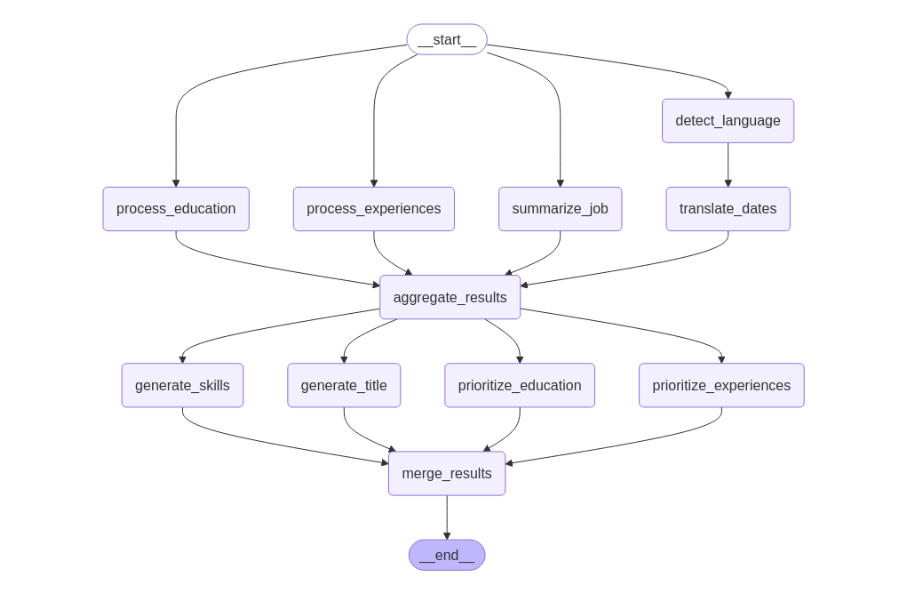
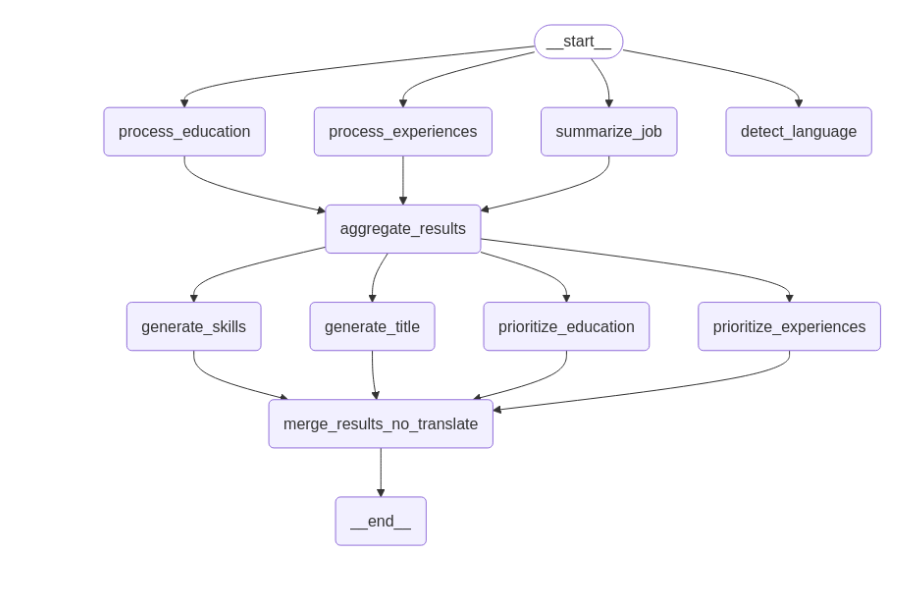
Before and after one commit to alexdmds/cv_auto, a Jupyter notebook: dev_test/notebooks/test_gen_cv.ipynb, the cells around one changed output. Drawn from its saved outputs; the diff is of its cells as text; code cells hidden in the pictures.

```diff
--- a/dev_test/notebooks/test_gen_cv.ipynb
+++ b/dev_test/notebooks/test_gen_cv.ipynb
@@ -46,9 +46,9 @@ Comment postuler ?
 Envoyez votre CV et une courte presentation a recrutement@startupAI.com.
 # %%
 # Importer le graphe compilé pour la génération de CV
-from ai_module.chains_gen_cv.global_chain import compiled_gencv_graph
+from ai_module.chains_gen_cv.global_chain import compiled_gencv_graph_no_translate
 from IPython.display import Image, display
 
-display(Image(compiled_gencv_graph.get_graph().draw_mermaid_png()))
+display(Image(compiled_gencv_graph_no_translate.get_graph().draw_mermaid_png()))
 # %% [output]
-[figure, old version]
+[figure, new version]
```
Also changed, not shown: parts of 7 cells of this notebook, 6 other files.
